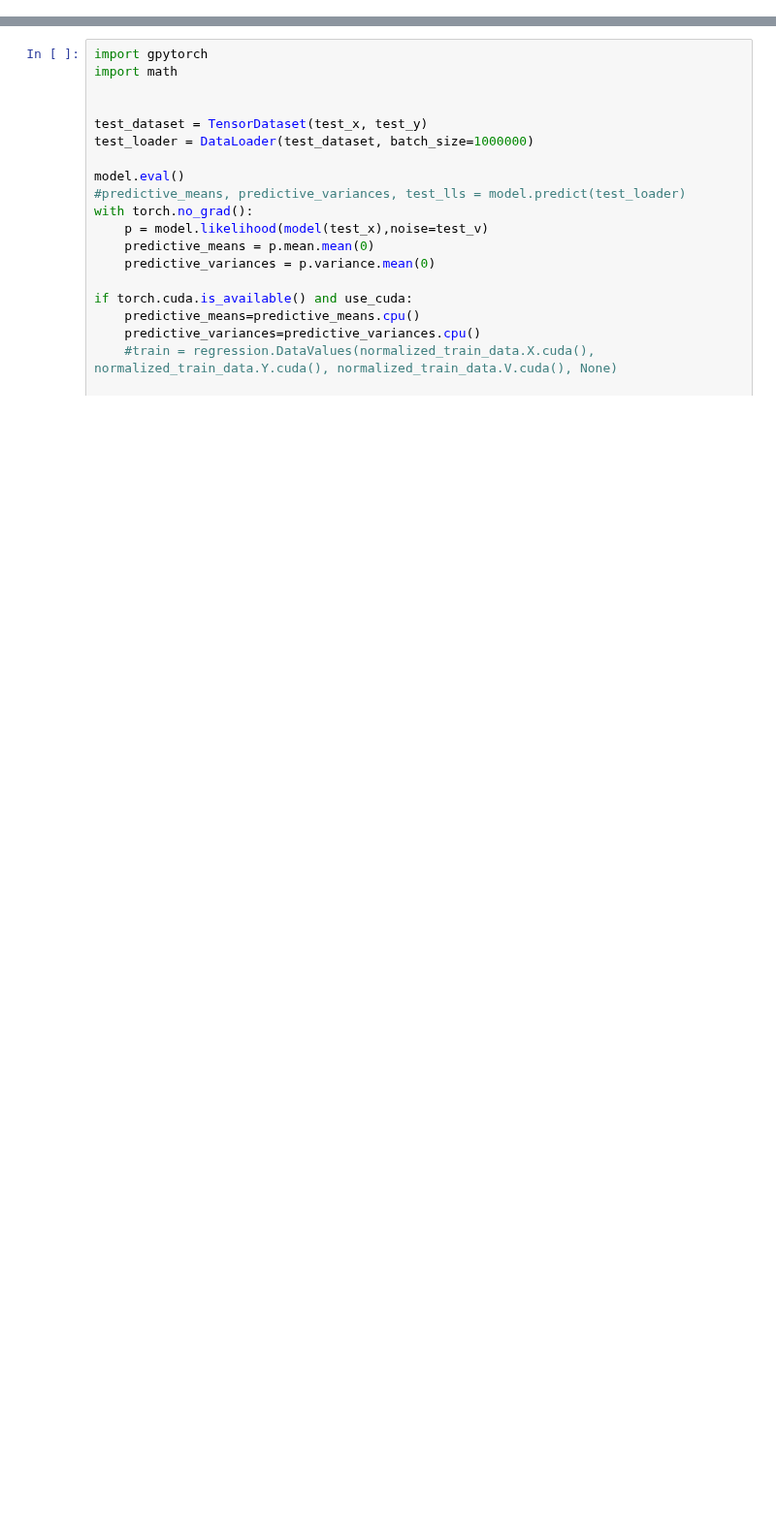
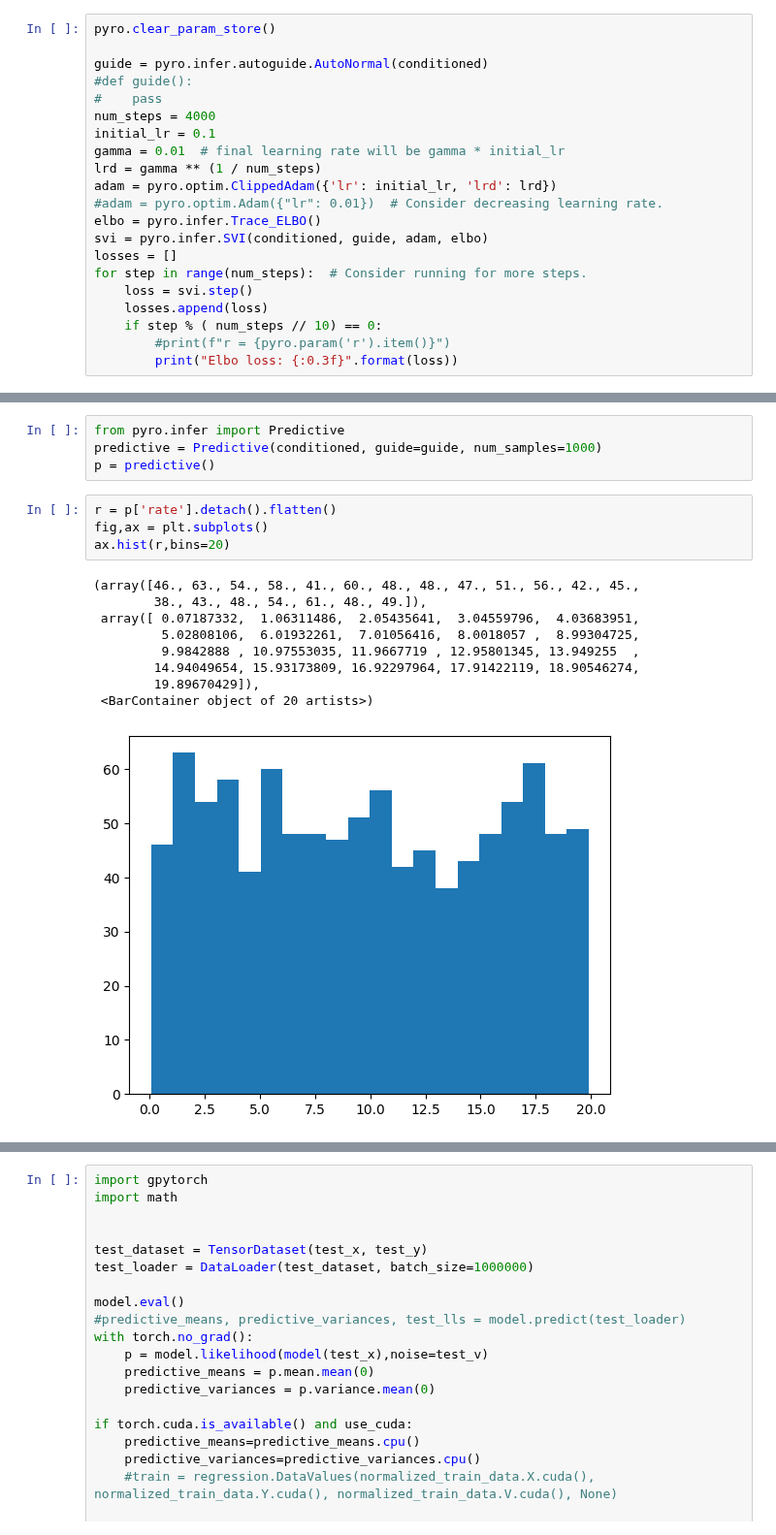
Before and after one commit to UMN-CMS/SingleStopCoffea, a Jupyter notebook: notebooks/multidim_fit.ipynb, the cells around one changed output, grey strips where cells are left out. Shown at 97% size. Cells and saved outputs as stored; diff of their text form; blank space fills up the shorter version.

```diff
--- a/notebooks/multidim_fit.ipynb
+++ b/notebooks/multidim_fit.ipynb
@@ -271,0 +433,21 @@ ind = test_transform.transform_x.iTransformData(indp).detach()
+# %%
+pyro.clear_param_store()
+
+guide = pyro.infer.autoguide.AutoNormal(conditioned)
+#def guide():
+#    pass
+num_steps = 4000
+initial_lr = 0.1
+gamma = 0.01  # final learning rate will be gamma * initial_lr
+lrd = gamma ** (1 / num_steps)
+adam = pyro.optim.ClippedAdam({'lr': initial_lr, 'lrd': lrd})
+#adam = pyro.optim.Adam({"lr": 0.01})  # Consider decreasing learning rate.
+elbo = pyro.infer.Trace_ELBO()
+svi = pyro.infer.SVI(conditioned, guide, adam, elbo)
+losses = []
+for step in range(num_steps):  # Consider running for more steps.
+    loss = svi.step()
+    losses.append(loss)
+    if step % ( num_steps // 10) == 0:
+        #print(f"r = {pyro.param('r').item()}")
+        print("Elbo loss: {:0.3f}".format(loss))
@@ -272,3 +465,21 @@ ind = test_transform.transform_x.iTransformData(indp).detach()
+# %%
+from pyro.infer import Predictive
+predictive = Predictive(conditioned, guide=guide, num_samples=1000)
+p = predictive()
+# %%
+r = p['rate'].detach().flatten()
+fig,ax = plt.subplots()
+ax.hist(r,bins=20)
+# %% [output]
+(array([46., 63., 54., 58., 41., 60., 48., 48., 47., 51., 56., 42., 45.,
+        38., 43., 48., 54., 61., 48., 49.]),
+ array([ 0.07187332,  1.06311486,  2.05435641,  3.04559796,  4.03683951,
+         5.02808106,  6.01932261,  7.01056416,  8.0018057 ,  8.99304725,
+         9.9842888 , 10.97553035, 11.9667719 , 12.95801345, 13.949255  ,
+        14.94049654, 15.93173809, 16.92297964, 17.91422119, 18.90546274,
+        19.89670429]),
+ <BarContainer object of 20 artists>)
+[figure, added]
 # %%
 import fitting.plot_tools as fpt
 import analyzer.plotting as plotting
```
Also changed, not shown: parts of 26 cells of this notebook, 8 other files.
